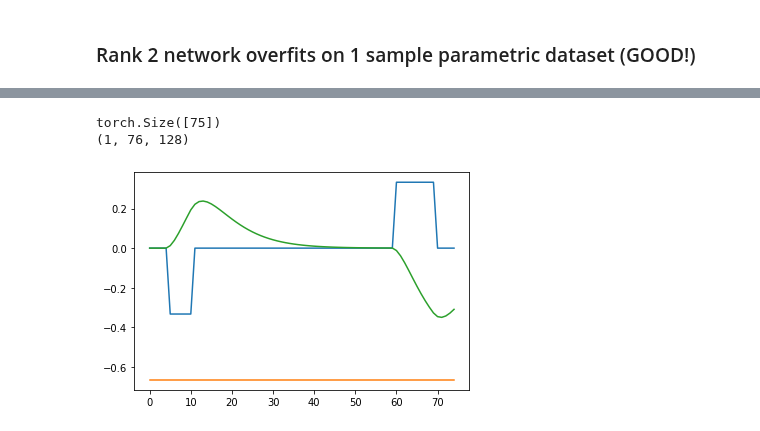
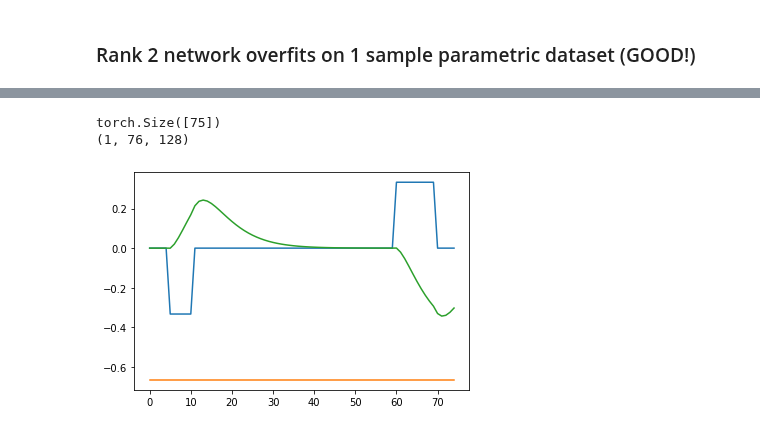
Before and after one commit to Erfan7bt/MHBF, a Jupyter notebook: Projects/RNNSanityChecking.ipynb, the cells around one changed output, grey strips where cells are left out. Saved outputs shown, nothing was run; the diff lists cells and outputs as text; code cells hidden in the pictures.

```diff
--- a/Projects/RNNSanityChecking.ipynb
+++ b/Projects/RNNSanityChecking.ipynb
@@ -244,5 +288,5 @@ loss: 0.000130  [    1/    1]
 p_data = ParametricDataset(32000)
 train_dataloader = DataLoader(p_data, batch_size=32)
 model = RNN(rank=2)
-train(train_dataloader, model, device, T=5, lr=1e-3)
+train(train_dataloader, model, device, T=5, lr=5e-3)
 # %% [output]
@@ -259,20 +303,20 @@ loss: 0.089511  [28832/32000]
 # %%
-u, y = parametric(14, 30)
+u, y = parametric((14, 30))
 u, y = torch.Tensor(u), torch.Tensor(y)
 print(u.shape)
 
 z = model(u).squeeze().detach().numpy()
 plt.plot(u.squeeze())
 plt.plot(y.squeeze())
 plt.plot(z)
 
 z, u_act = model(u, visible_activity=True)
 u_act = u_act.detach().numpy()
 print(u_act.shape)
 # %% [output]
 torch.Size([75])
 (1, 76, 128)
-[figure, old version]
+[figure, new version]
 # %%
 pause_lengths = np.arange(25, 51, 5)
 model = RNN(rank=2)
```
Also changed, not shown: parts of 17 cells of this notebook, 2 other files.
